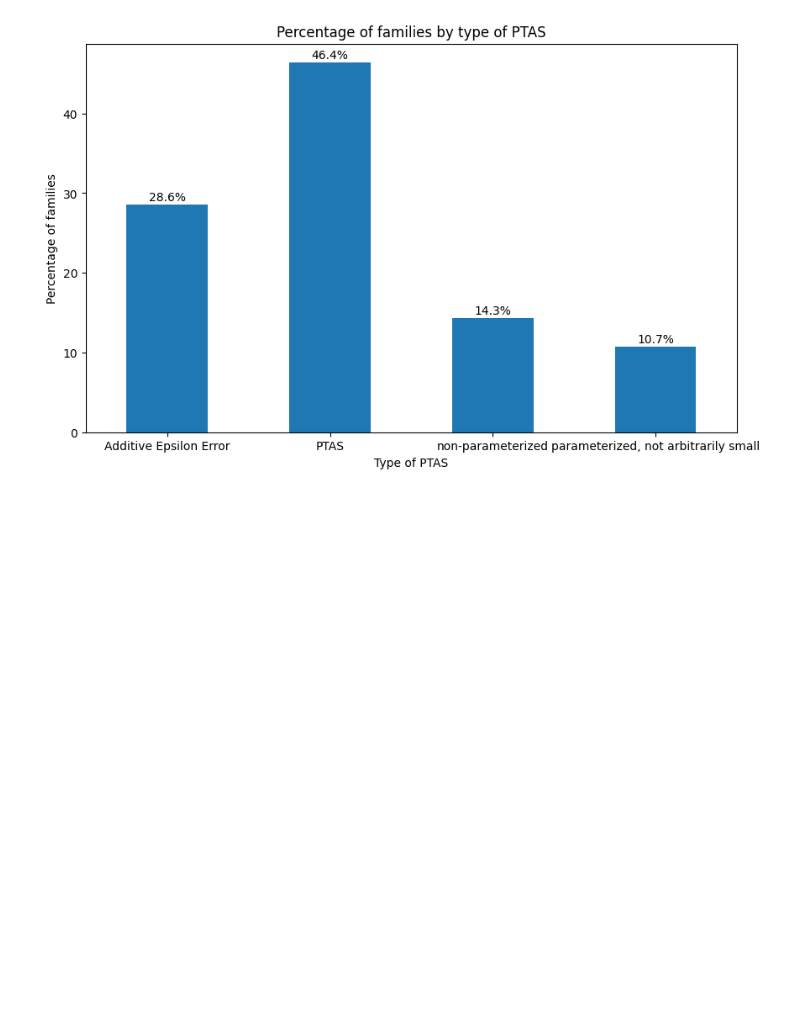
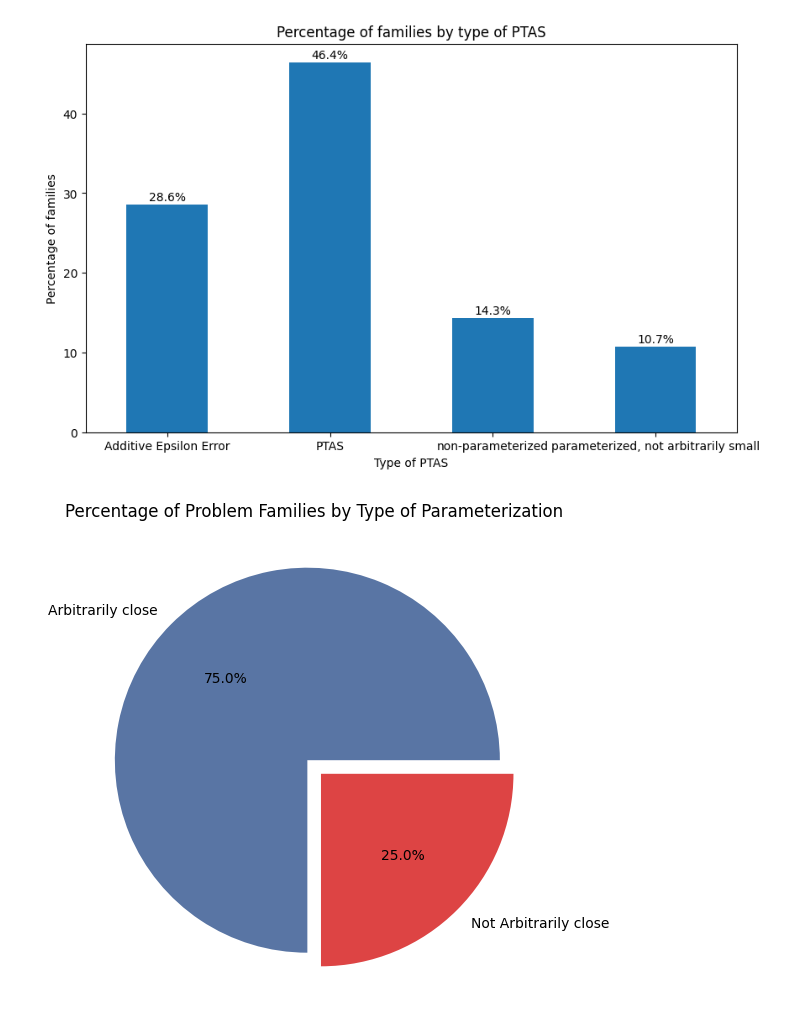
Before and after one commit to andrewlucasgs/approximation-algorithms, a Jupyter notebook: family_type_of_ptas copy.ipynb, the cells around one changed output. Drawn from its saved outputs; the diff is of its cells as text; code cells hidden in the pictures; blank space fills up the shorter version.

```diff
--- a/family_type_of_ptas copy.ipynb
+++ b/family_type_of_ptas copy.ipynb
@@ -221,3 +228,73 @@ plt.title('Percentage of families by type of PTAS')
 plt.show()
 # %% [output]
 [figure]
+# %%
+
+
+data = approximation_algorithms.copy()
+
+# group by family, if at least one algorithm in the family is arbitrary small parameterized error, then the family is arbitrary small parameterized error
+# if at least one algorithm in the family is parameterized, not arbitrarily small, then the family is parameterized, non-PTAS
+# if at least one algorithm in the family is non-parameterized, then the family is non-parameterized
+
+data['Type of PTAS (if PTAS)'] = data.groupby('Family Name')['Type of PTAS (if PTAS)'].transform(
+    lambda x: 'Arbitrarily close' if 'PTAS' in x.values else (
+        'Arbitrarily close' if 'Additive Epsilon Error' in x.values else (
+            'Not Arbitrarily close' if 'parameterized, not arbitrarily small' in x.values else 'Not Arbitrarily close'
+        )
+    )
+)
+
+data = data.drop_duplicates(subset=['Family Name', 'Type of PTAS (if PTAS)'])
+
+
+# sort by type of PTAS
+data.sort_values(by='Type of PTAS (if PTAS)', inplace=True)
+
+colors = ['#5975A4', '#DD4444']
+
+# reoder slices
+data['Type of PTAS (if PTAS)'] = pd.Categorical(
+    data['Type of PTAS (if PTAS)'], ['Arbitrarily close','Not Arbitrarily close'])
+
+
+
+# plot percentage of families by type of PTAS
+fig, ax = plt.subplots(figsize=(10, 6))
+
+data = data.groupby('Type of PTAS (if PTAS)').size()
+
+# pie chart with first 2 slices exploded together
+explode = (0.1, 0,)
+
+wedges, texts, percs = ax.pie(
+    data,
+    autopct='%1.1f%%',
+    labels=[l for l in data.index],
+    colors=colors,
+    startangle=0
+)
+
+# margin top
+ax.margins(0.1)
+
+groups = [[0], [1]]
+
+radfraction = 0.05
+for group in groups:
+    ang = np.deg2rad((wedges[group[-1]].theta2 + wedges[group[0]].theta1) / 2)
+    for j in group:
+        center = radfraction * wedges[j].r * np.array([np.cos(ang), np.sin(ang)])
+        wedges[j].set_center(center)
+        texts[j].set_position(np.array(texts[j].get_position()) + center)
+        percs[j].set_position(np.array(percs[j].get_position()) + center)
+ax.autoscale(True)
+
+
+plt.text(0, 1.3, 'Percentage of Problem Families by Type of Parameterization', color='black', fontsize=12, ha='center')
+
+plt.show()
+
+# New Graph
+# %% [output]
+[figure, added]
```
Also changed, not shown: parts of 4 cells of this notebook, 8 other files.
